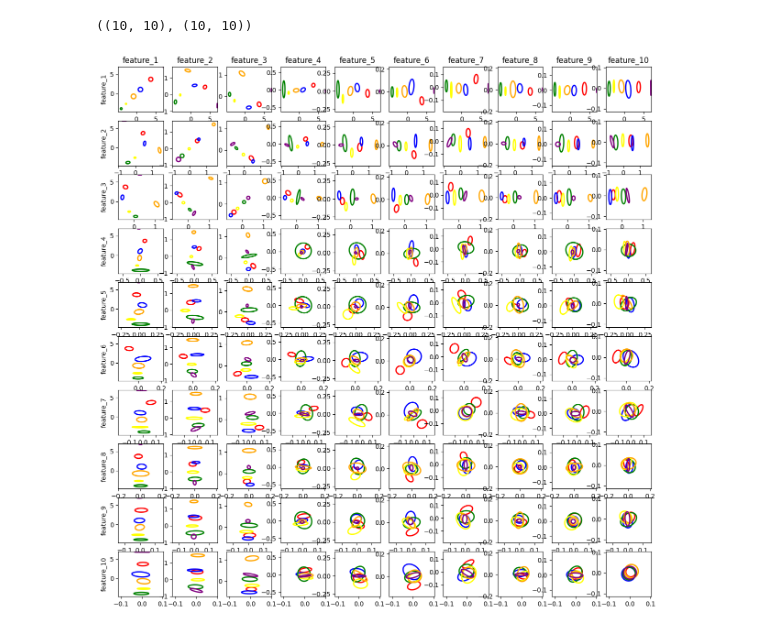
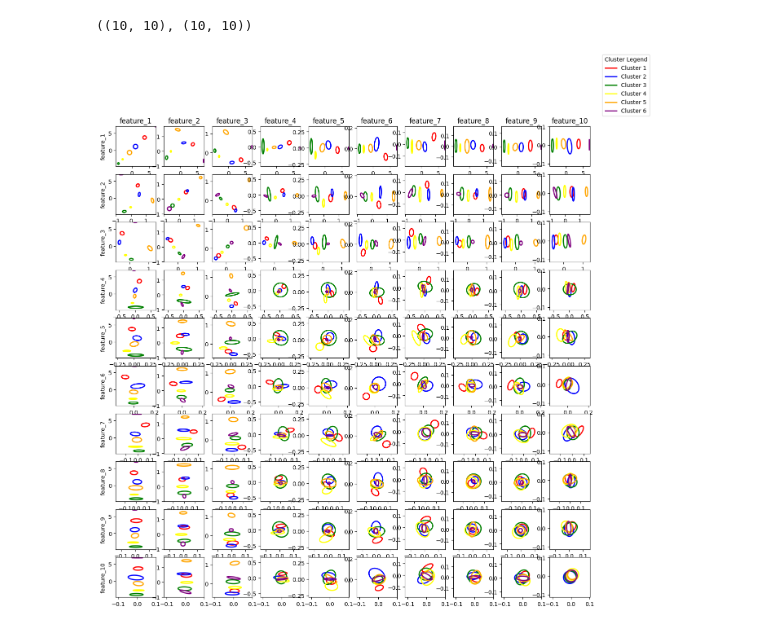
Before and after one commit to Deepprakash222/Gempy3_hyper_spectral, a Jupyter notebook: Results_prior_mean_cov_Salinas/post_processing.ipynb, the cells around one changed output. Saved outputs shown, nothing was run; the diff lists cells and outputs as text; code cells hidden in the pictures.

```diff
--- a/Results_prior_mean_cov_Salinas/post_processing.ipynb
+++ b/Results_prior_mean_cov_Salinas/post_processing.ipynb
@@ -202,32 +202,35 @@ for i in range(K):
             else:
                 mean_ = np.array([means[i][j],means[i][k]])
                 cov_  = np.array([[covariances[i][j][j],covariances[i][j][k]],[covariances[i][k][j], covariances[i][k][k]]])
 
                 # Create a grid of points
                 x, y = np.meshgrid(np.linspace(mean_[0] -n * np.sqrt(cov_[0][0]), mean_[0] +n * np.sqrt(cov_[0][0]), 1000), np.linspace(mean_[1]-n * np.sqrt(cov_[1][1]), mean_[1]+ n * np.sqrt(cov_[1][1]), 1000))
                 pos = np.dstack((x, y))
                 # Create the multivariate normal distribution
                 rv = multivariate_normal(mean_, cov_)
                 # Compute the probability density function (PDF) at the grid points
                 pdf = rv.pdf(pos)
                 axes[j][k].contour(x, y, pdf, levels=1, colors=label_to_color[i], linewidths=2)
 
             #
 
             if j==0:
                 axes[j][k].set_title(f'feature_{k+1}')
             if k==0:
                 axes[j][k].set_ylabel(f'feature_{j+1}')
-
+from matplotlib.lines import Line2D
+legend_elements = [Line2D([0], [0], color=color, lw=2, label=f'Cluster {i + 1}')
+                   for i, color in label_to_color.items()]
 # Add a legend
 lines = []
 labels = []
 
 for ax in fig.axes:
     Line, Label = ax.get_legend_handles_labels()
     lines.extend(Line)
     labels.extend(Label)
+fig.legend(handles=legend_elements, loc='upper right', title='Cluster Legend')
 
 plt.show()
 # %% [output]
-[figure, old version]
+[figure, new version]
```
Also changed, not shown: parts of 2 cells of this notebook, 9 other files.
